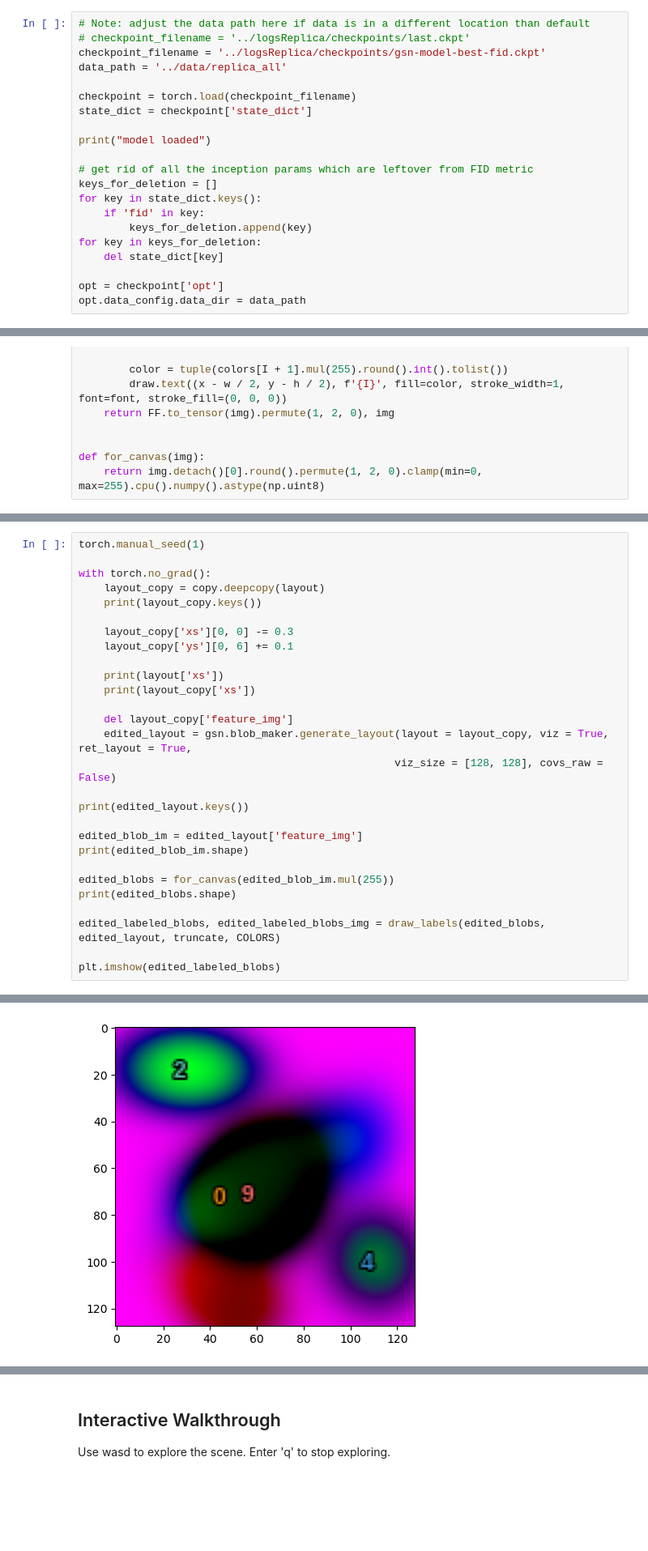
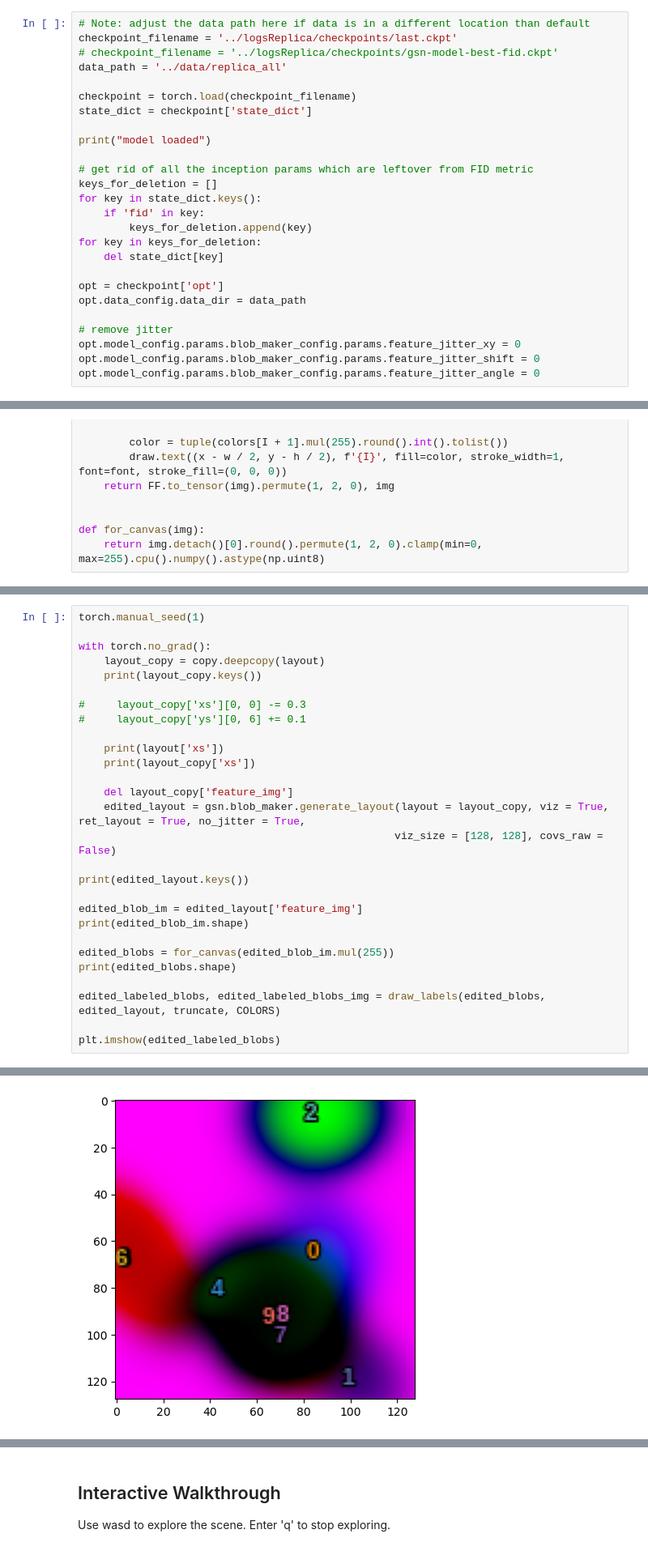
Before and after one commit to davidfang00/BlobGSN, a Jupyter notebook: notebooks/walkthrough_demo.ipynb, the cells around one changed output, grey strips where cells are left out. Shown: that part at 81% size. Cells and saved outputs as stored; diff of their text form; blank space fills up the shorter version.

Commit message:
add n_features params

```diff
--- a/notebooks/walkthrough_demo.ipynb
+++ b/notebooks/walkthrough_demo.ipynb
@@ -72,8 +72,8 @@ COLORS = torch.tensor([[0.9804, 0.9451, 0.9176],
 # urllib.request.urlretrieve(model_url, checkpoint_filename)
 # %%
 # Note: adjust the data path here if data is in a different location than default
-# checkpoint_filename = '../logsReplica/checkpoints/last.ckpt'
-checkpoint_filename = '../logsReplica/checkpoints/gsn-model-best-fid.ckpt'
+checkpoint_filename = '../logsReplica/checkpoints/last.ckpt'
+# checkpoint_filename = '../logsReplica/checkpoints/gsn-model-best-fid.ckpt'
 data_path = '../data/replica_all'
 
 checkpoint = torch.load(checkpoint_filename)
@@ -91,6 +91,11 @@ for key in keys_for_deletion:
 
 opt = checkpoint['opt']
 opt.data_config.data_dir = data_path
+
+# remove jitter
+opt.model_config.params.blob_maker_config.params.feature_jitter_xy = 0
+opt.model_config.params.blob_maker_config.params.feature_jitter_shift = 0
+opt.model_config.params.blob_maker_config.params.feature_jitter_angle = 0
 # %% [output]
 model loaded
 # %%
@@ -181,14 +190,14 @@ with torch.no_grad():
     layout_copy = copy.deepcopy(layout)
     print(layout_copy.keys())
 
-    layout_copy['xs'][0, 0] -= 0.3
-    layout_copy['ys'][0, 6] += 0.1
+#     layout_copy['xs'][0, 0] -= 0.3
+#     layout_copy['ys'][0, 6] += 0.1
 
     print(layout['xs'])
     print(layout_copy['xs'])
 
     del layout_copy['feature_img']
-    edited_layout = gsn.blob_maker.generate_layout(layout = layout_copy, viz = True, ret_layout = True,
+    edited_layout = gsn.blob_maker.generate_layout(layout = layout_copy, viz = True, ret_layout = True, no_jitter = True,
                                                   viz_size = [128, 128], covs_raw = False)
 
 print(edited_layout.keys())
@@ -211,8 +220,8 @@ tensor([[0.3746, 0.4114, 0.2418, 0.6969, 0.8667, 0.3447, 0.3627, 0.5422, 0.8084,
 dict_keys(['scores_pyramid', 'feature_grid', 'feature_img', 'entropy_img', 'xs', 'ys', 'covs', 'raw_scores', 'sizes', 'composed_scores', 'features', 'spatial_style'])
 torch.Size([1, 3, 128, 128])
 (128, 128, 3)
 <matplotlib.image.AxesImage at 0x...>
-[figure, old version]
+[figure, new version]
 # %%
 f, axarr = plt.subplots(1, 2, figsize=(10, 10))
 axarr[0].imshow(labeled_blobs)
```
Also changed, not shown: parts of 8 cells of this notebook, 1 other file.
